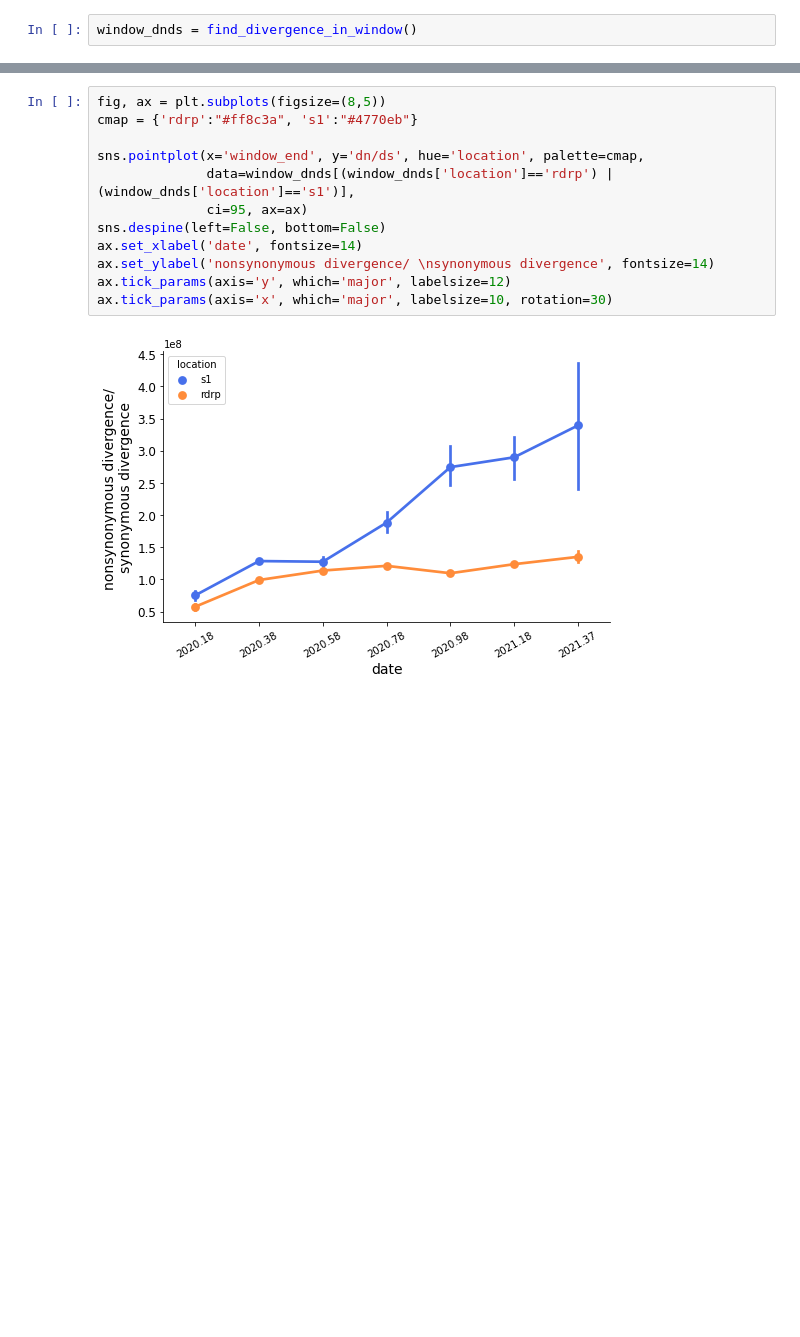
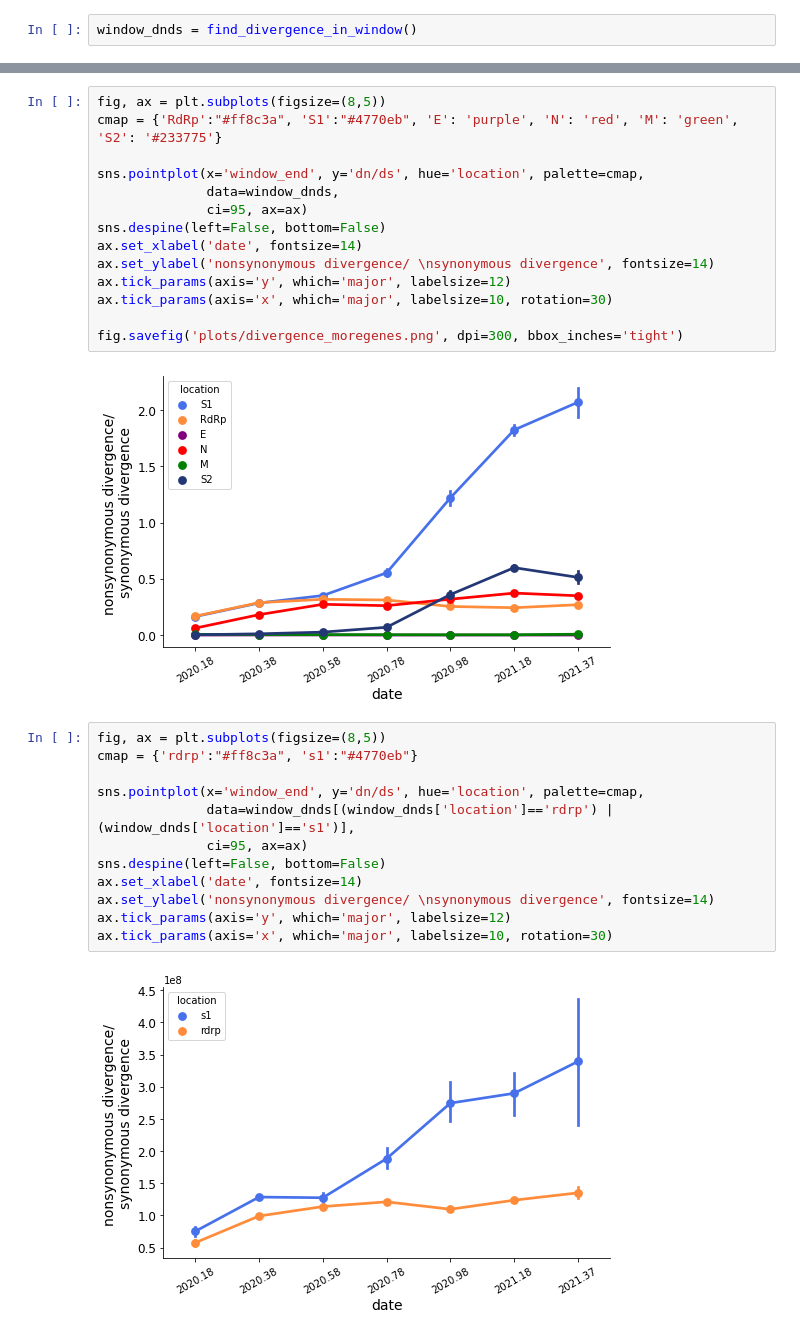
Before and after one commit to blab/sarscov2-adaptive-evolution, a Jupyter notebook: analysis/divergence.ipynb, the cells around one changed output, grey strips where cells are left out. Saved outputs shown, nothing was run; the diff lists cells and outputs as text; blank space fills up the shorter version.

```diff
--- a/analysis/divergence.ipynb
+++ b/analysis/divergence.ipynb
@@ -525,3 +513,19 @@ ax.tick_params(axis='x', which='major', labelsize=10, rotation=30)
+# %%
+fig, ax = plt.subplots(figsize=(8,5))
+cmap = {'RdRp':"#ff8c3a", 'S1':"#4770eb", 'E': 'purple', 'N': 'red', 'M': 'green', 'S2': '#233775'}
+
+sns.pointplot(x='window_end', y='dn/ds', hue='location', palette=cmap,
+              data=window_dnds,
+              ci=95, ax=ax)
+sns.despine(left=False, bottom=False)
+ax.set_xlabel('date', fontsize=14)
+ax.set_ylabel('nonsynonymous divergence/ \nsynonymous divergence', fontsize=14)
+ax.tick_params(axis='y', which='major', labelsize=12)
+ax.tick_params(axis='x', which='major', labelsize=10, rotation=30)
+
+fig.savefig('plots/divergence_moregenes.png', dpi=300, bbox_inches='tight')
+# %% [output]
+[figure, added]
 # %%
 fig, ax = plt.subplots(figsize=(8,5))
 cmap = {'rdrp':"#ff8c3a", 's1':"#4770eb"}
```
Also changed, not shown: parts of 4 cells of this notebook, 2 other files.
